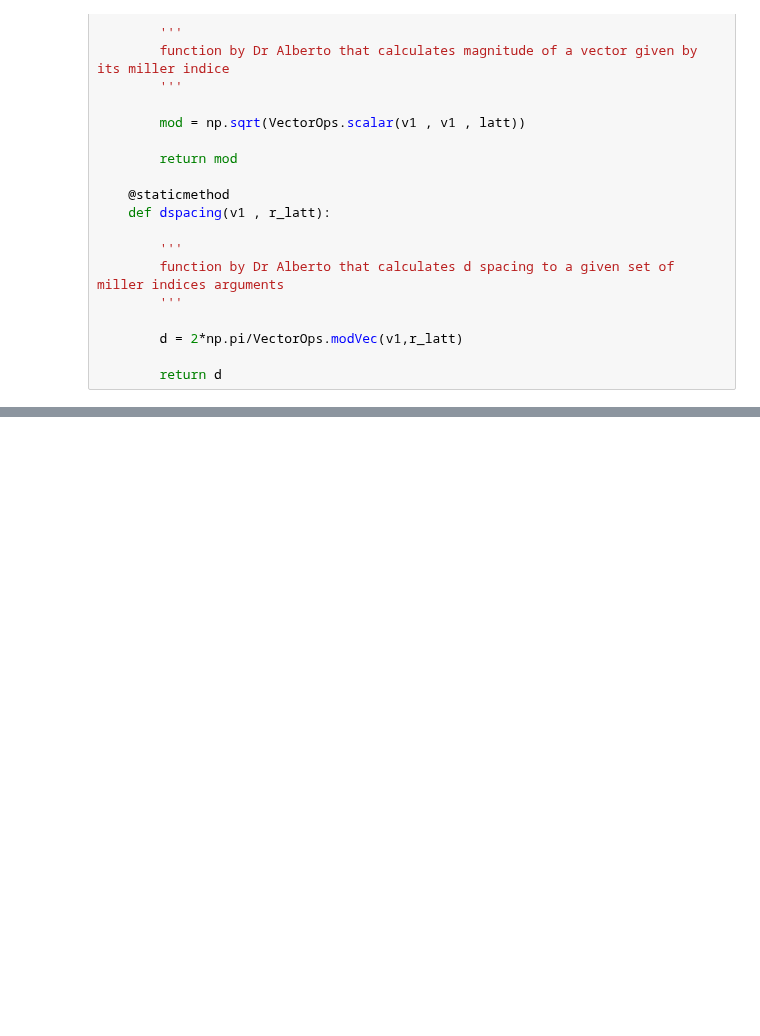
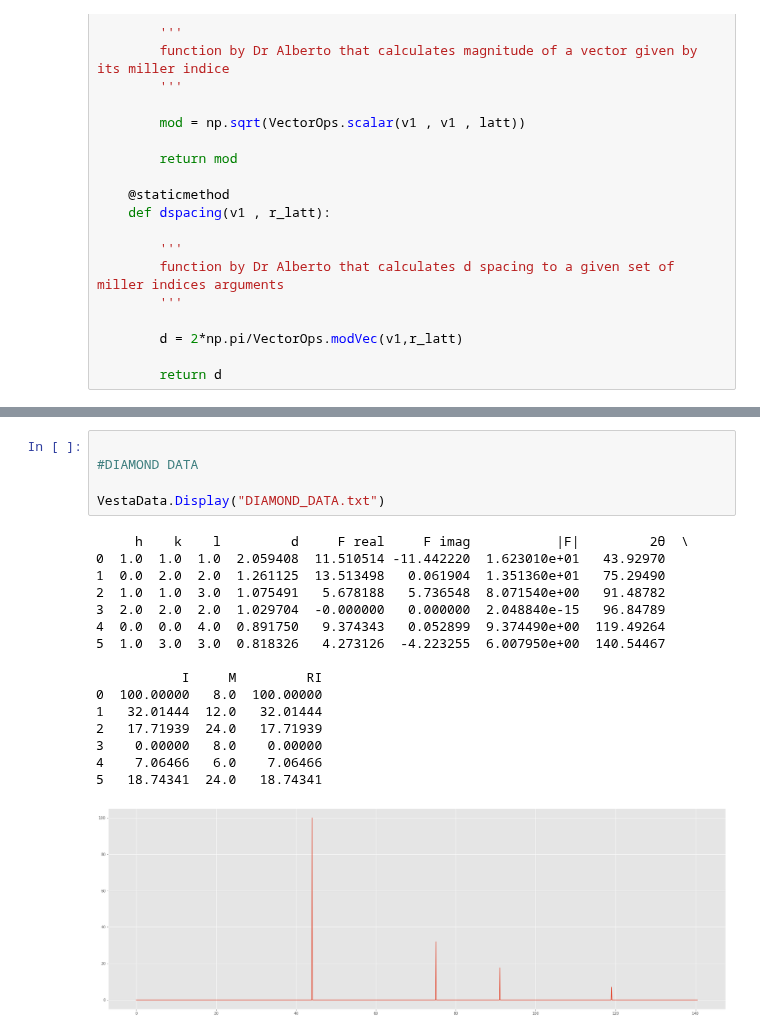
Before and after one commit to Aasrith1906/Mentorship-Program, a Jupyter notebook: session 5/session 5 .ipynb, the cells around one changed output, grey strips where cells are left out. Cells and saved outputs as stored; diff of their text form; blank space fills up the shorter version.

Commit message:
vesta data function

```diff
--- a/session 5/session 5 .ipynb
+++ b/session 5/session 5 .ipynb
@@ -310,0 +430,22 @@ h   k    l    d     f      tth2     Ri
+# %%
+
+#DIAMOND DATA
+
+VestaData.Display("DIAMOND_DATA.txt")
+# %% [output]
+     h    k    l         d     F real     F imag           |F|         2θ  \
+0  1.0  1.0  1.0  2.059408  11.510514 -11.442220  1.623010e+01   43.92970
+1  0.0  2.0  2.0  1.261125  13.513498   0.061904  1.351360e+01   75.29490
+2  1.0  1.0  3.0  1.075491   5.678188   5.736548  8.071540e+00   91.48782
+3  2.0  2.0  2.0  1.029704  -0.000000   0.000000  2.048840e-15   96.84789
+4  0.0  0.0  4.0  0.891750   9.374343   0.052899  9.374490e+00  119.49264
+5  1.0  3.0  3.0  0.818326   4.273126  -4.223255  6.007950e+00  140.54467
+
+           I     M         RI
+0  100.00000   8.0  100.00000
+1   32.01444  12.0   32.01444
+2   17.71939  24.0   17.71939
+3    0.00000   8.0    0.00000
+4    7.06466   6.0    7.06466
+5   18.74341  24.0   18.74341
+[figure, added]
```
Also changed, not shown: parts of 3 cells of this notebook, 2 other files.
